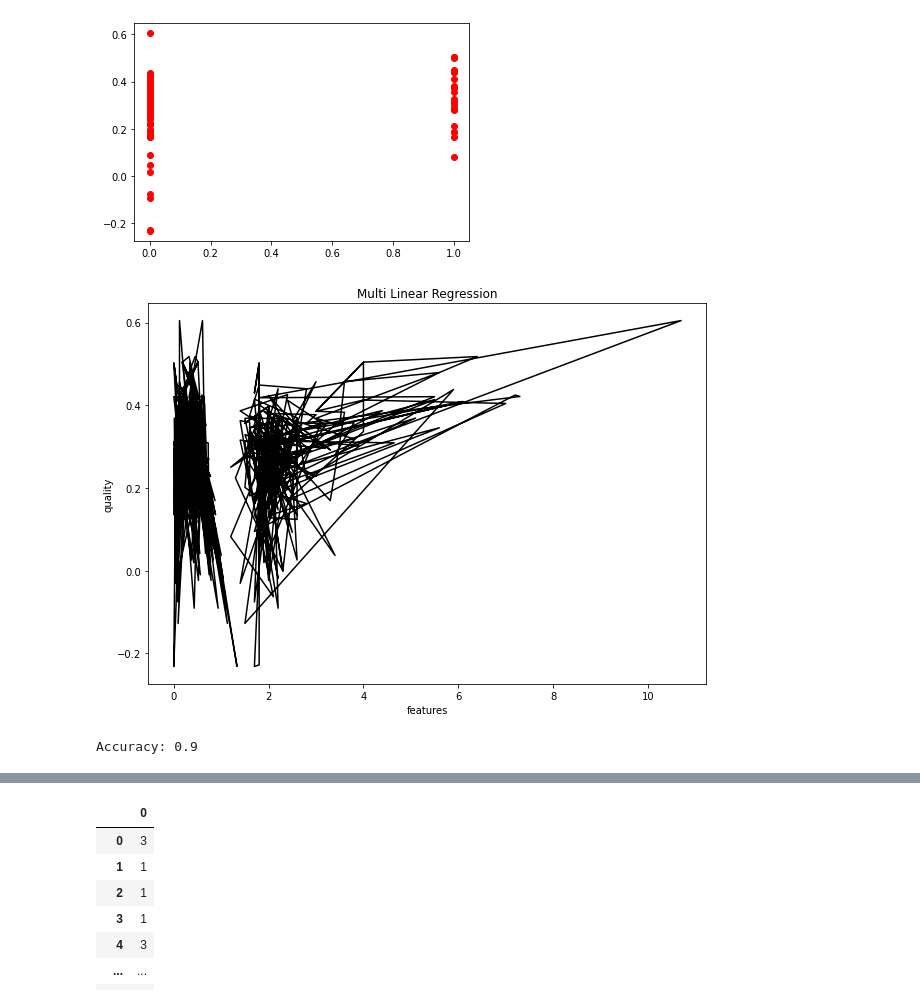
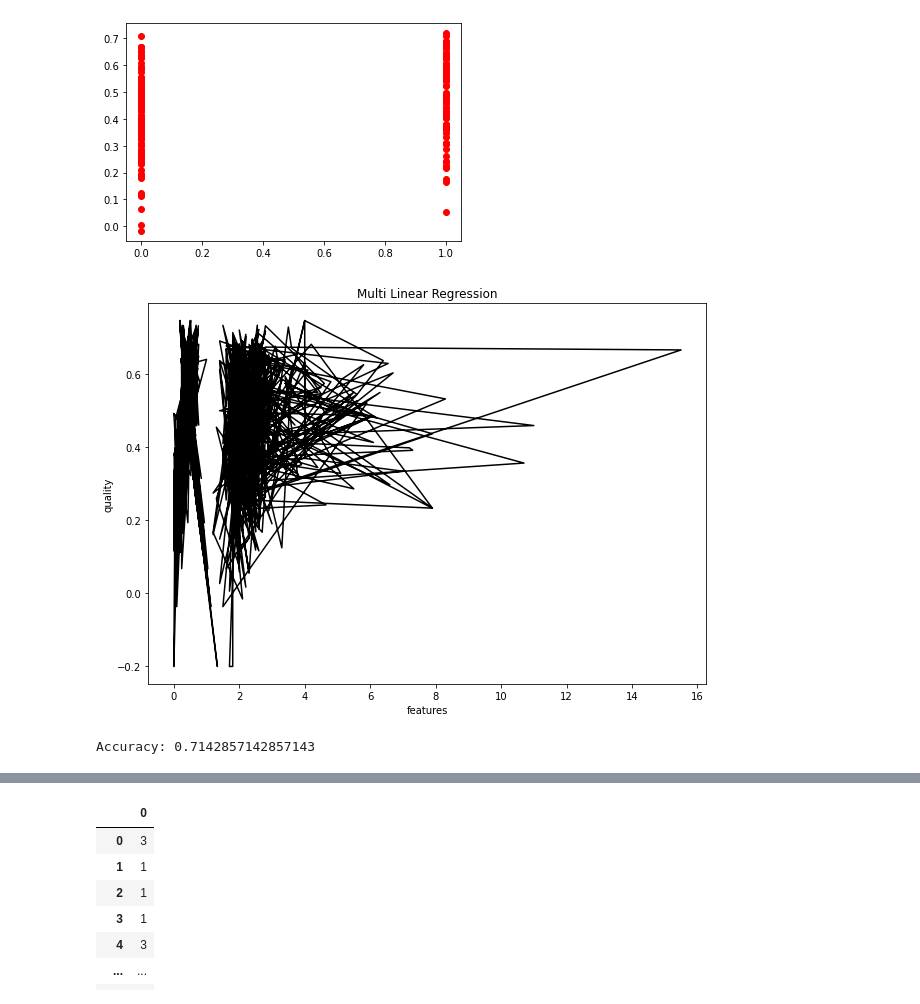
Before and after one commit to hananedjellouadji/GMC_AI, a Jupyter notebook: PROJET_AI_GMC.ipynb, the cells around one changed output, grey strips where cells are left out. Saved outputs shown, nothing was run; the diff lists cells and outputs as text; code cells hidden in the pictures.

```diff
--- a/PROJET_AI_GMC.ipynb
+++ b/PROJET_AI_GMC.ipynb
@@ -58,30 +112,30 @@ sns.regplot(x="residual_sugar",y='quality', data=ds)
 # %%
-x=ds[['volatile_acidity','citric_acid','residual_sugar']].head(300).values
-y=ds['quality'].head(300).values
+x=ds[['volatile_acidity','citric_acid','residual_sugar']].values
+y=ds['quality'].values
 x_train,x_test,y_train,y_test=train_test_split(x,y,test_size=0.3,random_state=40)
 model=LinearRegression()
 model.fit(x_train,y_train)
 predicted=model.predict(x_test)
 plt.scatter(y_test,predicted,color='r')
 plt.figure(figsize=(10,7))
 plt.ylabel('quality')
 plt.xlabel('features')
 plt.title('Multi Linear Regression')
 plt.plot(x,model.predict(x),color='k')
 plt.show()
 # %% [output]
-[figure, old version]
+[figure, new version]
-[figure, old version]
+[figure, new version]
 # %%
-x=ds[['residual_sugar','volatile_acidity','fixed acidity','citric_acid']].head(200).values
-y=ds['quality'].head(200).values
+x=ds[['residual_sugar','volatile_acidity','fixed acidity','citric_acid']].values
+y=ds['quality'].values
 x_train,x_test,y_train,y_test=train_test_split(x,y,test_size=0.3,random_state=20)
 knn=KNeighborsClassifier(n_neighbors=20)
 knn.fit(x_train,y_train)
 y_pred=knn.predict(x_test)
 print('Accuracy:',accuracy_score(y_pred,y_test))
 # %% [output]
-Accuracy: 0.9
+Accuracy: 0.7142857142857143
 # %%
 n_neighbors=30
 scores=[]
```
Also changed, not shown: parts of 23 cells of this notebook.
